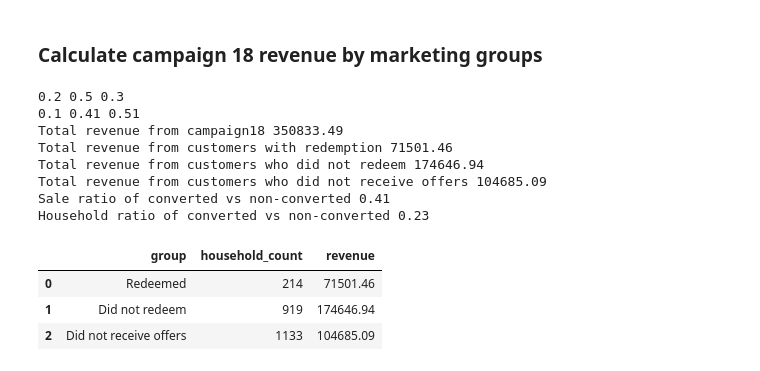
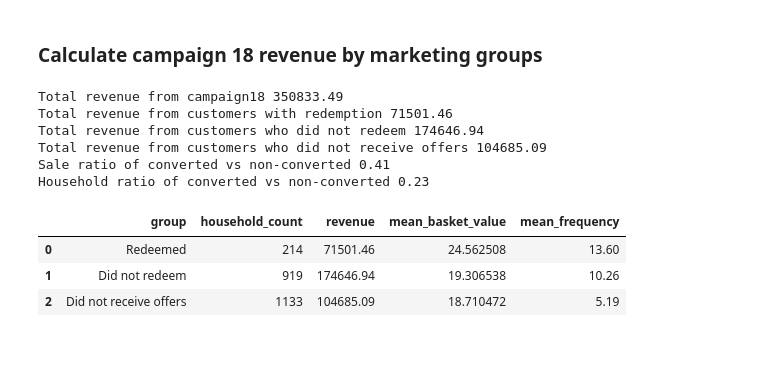
Before and after one commit to vanchautran/capstone, a Jupyter notebook: Retail_marketing_audience_Prediction/4_households_duringCamp18.ipynb, the cells around one changed output. Drawn from its saved outputs; the diff is of its cells as text; code cells hidden in the pictures.

```diff
--- a/Retail_marketing_audience_Prediction/4_households_duringCamp18.ipynb
+++ b/Retail_marketing_audience_Prediction/4_households_duringCamp18.ipynb
@@ -242,0 +106,10 @@ df_household
+# %%
+# Calculate RFM score based on quantile
+
+df_rfm['r'] = pd.qcut(df_rfm.recency,4,[4,3,2,1]).astype(int)
+df_rfm['f'] = pd.qcut(df_rfm.frequency,4,[1,2,3,4]).astype(int)
+df_rfm['m'] = pd.qcut(df_rfm.monetary,4,[1,2,3,4]).astype(int)
+
+df_rfm['rfm_score'] = df_rfm.r + df_rfm.f + df_rfm.m
+df_rfm['rfm_group'] = df_rfm.r.astype(str) + df_rfm.f.astype(str) + df_rfm.m.astype(str)
+df_rfm.head()
@@ -242,0 +123,5 @@ df_household
+# %%
+# Translate RFM score into segments
+
+df_rfm['segment'] = pd.qcut(df_rfm.rfm_score,4,['Required activation', 'Need attention','Loyal','Champions'])
+df_rfm.head()
@@ -242,0 +153,3 @@ df_household
+# %%
+df_household = df_household.merge(df_rfm[['household_key','recency','frequency','monetary','rfm_group','rfm_score','segment']],on='household_key')
+df_household
@@ -556,35 +481,36 @@ ROI 179.19
 ### Calculate campaign 18 revenue by marketing groups
 # %%
 
+# calculate total revenue value of each marketing groups
 a = df_promoted_prod_trans.sales_value.sum()
 b = df_promoted_prod_trans[df_promoted_prod_trans.household_key.isin(cus_id_campA_redeemed)].sales_value.sum()
 c = df_promoted_prod_trans[df_promoted_prod_trans.household_key.isin(cus_id_campA_not_redeemed)].sales_value.sum()
 d = df_promoted_prod_trans[df_promoted_prod_trans.household_key.isin(cus_id_campA_not_receive)].sales_value.sum()
 
-e = len(cus_id_campA_redeemed) / len(cus_id_all)
-f = len(cus_id_campA_not_redeemed) / len(cus_id_all)
-g = len(cus_id_campA_not_receive) / len(cus_id_all)
-
 h = len(cus_id_campA_redeemed) / len(cus_id_campA_not_redeemed)
 i = b / c
 
-# print(a,b,c,d)
-print(round(b/a,2), round(c/a,2), round(d/a,2))
-print(round(e,2), round(f,2), round(g,2))
+# calculate average basket value of each marketing groups during campaign time
+j = df_promoted_prod_trans[df_promoted_prod_trans.household_key.isin(cus_id_campA_redeemed)].groupby('basket_id').sales_value.sum().mean()
+k = df_promoted_prod_trans[df_promoted_prod_trans.household_key.isin(cus_id_campA_not_redeemed)].groupby('basket_id').sales_value.sum().mean()
+l = df_promoted_prod_trans[df_promoted_prod_trans.household_key.isin(cus_id_campA_not_receive)].groupby('basket_id').sales_value.sum().mean()
 
+# calculate average frequency of each marketing groups during campaign time
+m = df_promoted_prod_trans[df_promoted_prod_trans.household_key.isin(cus_id_campA_redeemed)].groupby('household_key').basket_id.nunique().mean()
+n = df_promoted_prod_trans[df_promoted_prod_trans.household_key.isin(cus_id_campA_not_redeemed)].groupby('household_key').basket_id.nunique().mean()
+o = df_promoted_prod_trans[df_promoted_prod_trans.household_key.isin(cus_id_campA_not_receive)].groupby('household_key').basket_id.nunique().mean()
+m = round(m,2)
+n = round(n,2)
+o = round(o,2)
 
 print('Total revenue from campaign18', round(a,2))
 print('Total revenue from customers with redemption', round(b,2))
 print('Total revenue from customers who did not redeem', round(c,2))
 print('Total revenue from customers who did not receive offers', round(d,2))
 
-
-
 print(f'Sale ratio of converted vs non-converted {round(i,2)}')
 print(f'Household ratio of converted vs non-converted {round(h,2)}')
 # %% [output]
-0.2 0.5 0.3
-0.1 0.41 0.51
 Total revenue from campaign18 350833.49
 Total revenue from customers with redemption 71501.46
 Total revenue from customers who did not redeem 174646.94
@@ -594,15 +520,17 @@ Household ratio of converted vs non-converted 0.23
 # %%
 data = {'group':['Redeemed','Did not redeem','Did not receive offers'],
         'household_count':[len(cus_id_campA_redeemed),len(cus_id_campA_not_redeemed),len(cus_id_campA_not_receive)],
-        'revenue':[b,c,d]}
+        'revenue':[b,c,d],
+        'mean_basket_value':[j,k,l],
+        'mean_frequency':[m,n,o]}
 
 revenue_df = pd.DataFrame.from_dict(data)
 revenue_df
 # %% [output]
-|  | group | household_count | revenue |
-| 0 | Redeemed | 214 | 71501.46 |
-| 1 | Did not redeem | 919 | 174646.94 |
-| 2 | Did not receive offers | 1133 | 104685.09 |
+|  | group | household_count | revenue | mean_basket_value | mean_frequency |
+| 0 | Redeemed | 214 | 71501.46 | 24.562508 | 13.60 |
+| 1 | Did not redeem | 919 | 174646.94 | 19.306538 | 10.26 |
+| 2 | Did not receive offers | 1133 | 104685.09 | 18.710472 | 5.19 |
 # %%
 revenue_df['household_ratio'] = round(revenue_df.household_count / revenue_df.household_count.sum(),2)
 revenue_df['revenue_ratio'] = round(revenue_df.revenue / revenue_df.revenue.sum(),2)
```
Also changed, not shown: parts of 50 cells of this notebook, 15 other files.
